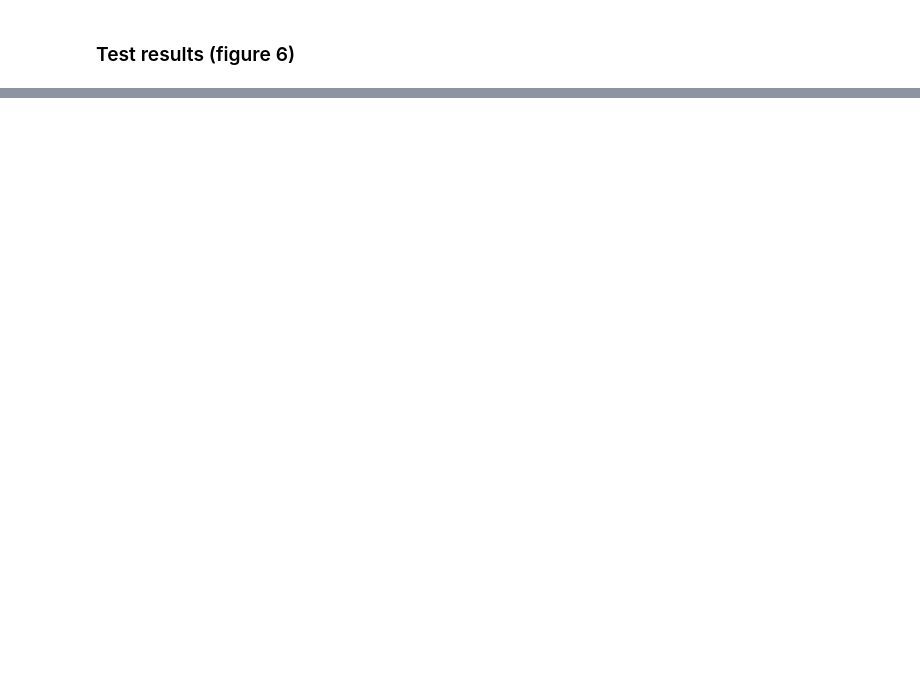
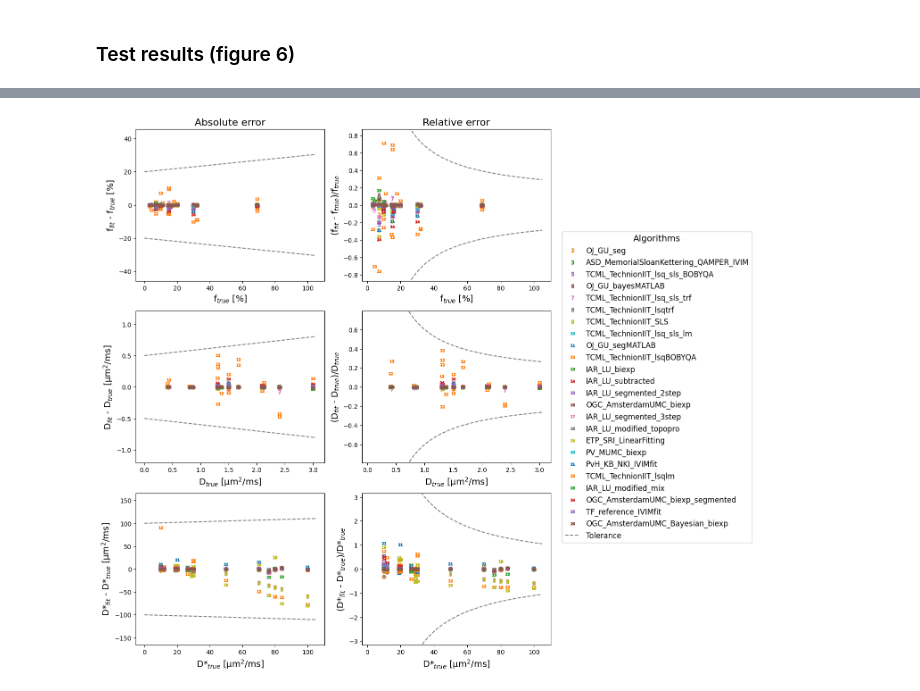
Before and after one commit to OSIPI/TF2.4_IVIM-MRI_CodeCollection, a Jupyter notebook: papers/paper1/figs.ipynb, the cells around one changed output, grey strips where cells are left out. Saved outputs shown, nothing was run; the diff lists cells and outputs as text; code cells hidden in the pictures; blank space fills up the shorter version.

```diff
--- a/papers/paper1/figs.ipynb
+++ b/papers/paper1/figs.ipynb
@@ -197,6 +195,7 @@ for datasource,axes in zip(['Simulated data','in vivo'],axess):
                 im = np.flip(res[0],axis=0)
                 s = 18
                 idx = 1
+                vmin = 0
                 vmax = np.max(im)
             else:
                 im_file = os.path.join(repo_root,'download','Phantoms','brain','data','diffusive_snr200.nii.gz')
@@ -204,7 +203,8 @@ for datasource,axes in zip(['Simulated data','in vivo'],axess):
                 b = np.loadtxt(im_file.replace('nii.gz','bval'))
                 s = 31
                 idx = -2
-                vmax = np.max(im)
+                vmin = np.quantile(im,0.8)
+                vmax = np.quantile(im,0.83)
         else:
             im_file = os.path.join(repo_root,'download','Data',region.lower()+'.nii.gz')
             im = nib.load(im_file).get_fdata()
@@ -212,14 +212,16 @@ for datasource,axes in zip(['Simulated data','in vivo'],axess):
             if region == 'Brain':
                 s = 32
                 idx = -8
+                vmin = 0
                 vmax = np.quantile(im,0.95)
             else:
                 im = im[:,30:-30,:,:]
                 s = 18
                 idx = 2
+                vmin = 0
                 vmax = np.quantile(im,0.98)
 
-        ax.imshow(np.rot90(im[:,:,s,idx]),cmap='gray',vmin=0,vmax=vmax)
+        ax.imshow(np.rot90(im[:,:,s,idx]),cmap='gray',vmin=vmin,vmax=vmax)
         ax.axis('off')
         if ax == axes[0]:
             ax.text(-0.05*im.shape[0],0.5*im.shape[1],datasource,rotation=90,ha='right',va='center',color='w')
@@ -227,7 +229,7 @@ for datasource,axes in zip(['Simulated data','in vivo'],axess):
             ax.text(0.5*im.shape[0],-0.05*im.shape[1],f'{region} (b = {b[idx]:.0f} s/mm$^2$)',ha='center',va='bottom',color='w')
 plt.tight_layout()
 fig.set_facecolor('k')
-fig.savefig(os.path.join('figs','fig2.png'),dpi=400);
+#fig.savefig(os.path.join('figs','fig2.png'),dpi=400);
 # %% [output]
 Title: Data to https://github.com/OSIPI/TF2.4_IVIM-MRI_CodeCollection
 Keywords:
@@ -456,8 +462,8 @@ for body_part in ['body','brain']:
     for child in testsuite:
         if child.attrib['classname'] == 'tests.IVIMmodels.unit_tests.test_ivim_fit':
             for cc in child:
-                if len(cc) > 0:
-                    value = eval(cc[0].attrib['value'])
+                for ccc in cc:
+                    value = eval(ccc.attrib['value'])
                     for par in pars:
                         result[body_part][par][value['algorithm']].append(value[par+'_fit'])
                         ground_truth[body_part][par][value['algorithm']].append(value[par])
@@ -540,0 +470,83 @@ The PostScript backend does not support transparency; partially transparent arti
+# %%
+tols = {'rtol': {'f': 0.1, 'D': 0.1, 'Dp': 0.1}, 'atol': {'f': 0.2, 'D': 5e-4, 'Dp': 10e-2}}
+tols_dl = {'rtol':{"f": 0.2, "D": 0.3, "Dp": 0.4}, 'atol':{"f": 2e-1, "D": 8e-4, "Dp": 10e-2},}
+scale = {'f':100,'D':1e3,'Dp':1e3}
+units = {'f':'%','D':'µm$^2$/ms','Dp':'µm$^2$/ms'}
+xlim = {'f':[-0.05,1.05],'D':[-0.05e-3,3.05e-3],'Dp':[-0.005,0.105]}
+plot_pars = {'f':'f','D':'D','Dp':'D*'}
+for tol,alg_type in zip([tols, tols_dl],['conv','dl']):
+    fig,axess = plt.subplots(3,2,figsize=(12,15))
+    for axes,par in zip(axess,pars):
+        for a,ax in enumerate(axes):
+            label_done = False
+            for idx,algorithm in enumerate(algorithms):
+                if (alg_type == 'dl') != (algorithm in ['Super_IVIM_DC','IVIM_NEToptim']):
+                    continue
+                #idx += 1
+                for body_part in ['body','brain']:
+                    x = np.array(ground_truth[body_part][par][algorithm])
+
+                    if par == 'D':
+                        mask = np.array(ground_truth[body_part]['f'][algorithm]) < 0.8
+                    elif par == 'Dp':
+                        mask = np.array(ground_truth[body_part]['f'][algorithm]) > 0.03
+                    else:
+                        mask = np.full(np.shape(ground_truth[body_part]['f'][algorithm]),True)
+                    mask &= (np.array(ground_truth[body_part]['f'][algorithm]) > 0.01) & (np.array(ground_truth[body_part]['f'][algorithm]) < 0.99)
+
+                    res = np.array(result[body_part][par][algorithm])[mask]
+                    x = x[mask]
+                    if a == 0:
+                        y = res - x
+                    else:
+                        y = (res-x)/x
+
+
+                    if a == 0:
+                        y *= scale[par]
+
+                    if body_part == 'body':
+                        label = algorithm
+                    else:
+                        label = ''
+                    ax.plot(x*scale[par],y,marker=f'${idx+1}$',linestyle='none',label=label, mfc='none',color=f'C{idx}')
+
+            xplot = np.linspace(0,xlim[par][1])
+            if a == 0:
+                yplot = scale[par]*(tol['atol'][par]*np.ones_like(xplot) + tol['rtol'][par]*xplot)
+            else:
+                yplot = tol['rtol'][par]*np.ones_like(xplot) + tol['atol'][par]/xplot
+            for sign in [-1,1]:
+                label = ''
+                if (sign == -1):
+                    label = 'Tolerance'
+                ax.plot(xplot*scale[par],sign*yplot,'--',color='gray',label=label)
+
+            if par == pars[0]:
+                if a == 0:
+                    title = 'Absolute error'
+                else:
+                    title = 'Relative error'
+                ax.set_title(title,fontsize=16)
+            elif par == pars[1]:
+                if a == 1:
+                    ax.legend(bbox_to_anchor=(1.04,0.5),loc="center left",title='Algorithms',title_fontsize=14,fontsize=12)
+            xlabel = f'{plot_pars[par]}' + '$_{true}$' + f' [{units[par]}]'
+            ax.set_xlabel(xlabel,fontsize=14)
+
+            if a == 0:
+                ylabel = f'{plot_pars[par]}' + '$_{fit}$ - ' + f'{plot_pars[par]}' + '$_{true}$' + f' [{units[par]}]'
+            else:
+                ylabel = f'({plot_pars[par]}' + '$_{fit}$ - ' + f'{plot_pars[par]}' + '$_{true}$)/' + f'{plot_pars[par]}' + '$_{true}$'
+
+            ax.set_ylabel(ylabel,fontsize=14)
+
+            ylim = yplot[-1]*np.array([-1,1])
+            if a == 0:
+                ylim *= 1.5
+            else:
+                ylim *= 3
+            ax.set_ylim(ylim) # [-tols['rtol'][par]*10,tols['rtol'][par]*10]
+
+    fig.savefig(os.path.join('figs',f'fig6_{alg_type}.eps'));
+# %% [output]
@@ -540,0 +555 @@ The PostScript backend does not support transparency; partially transparent arti
+[figure, added]
```
Also changed, not shown: parts of 6 cells of this notebook.
